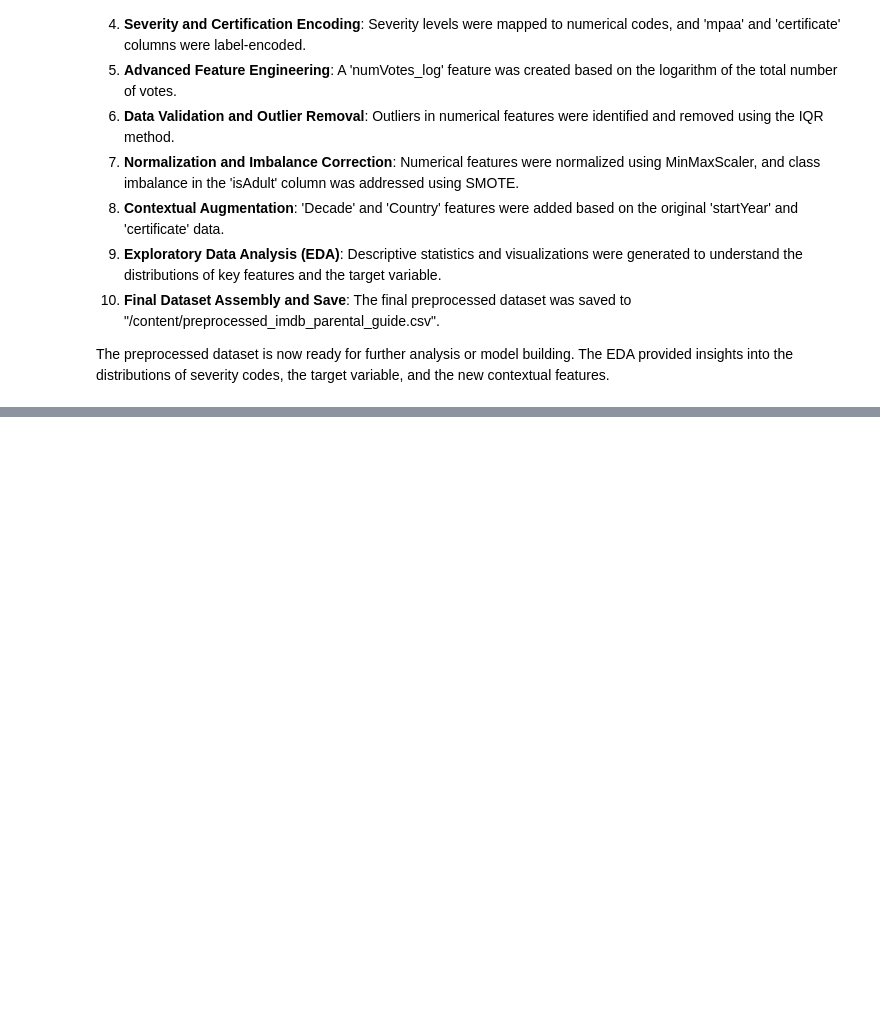
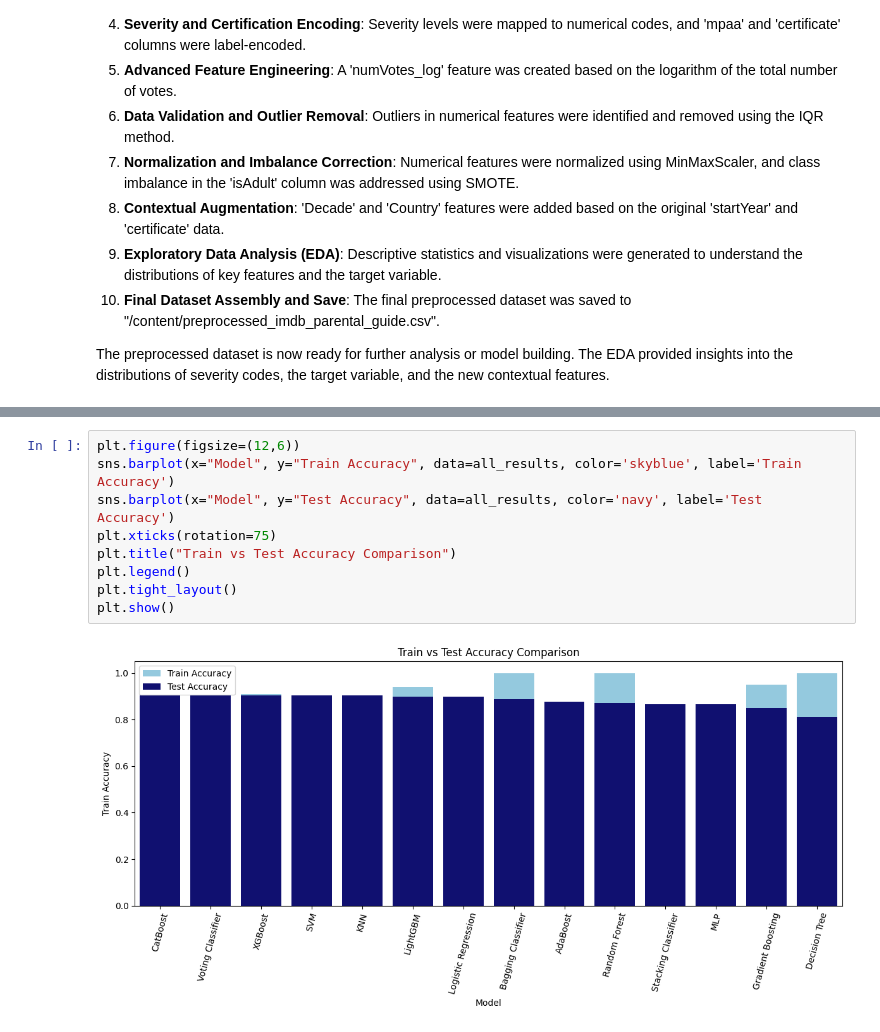
Before and after one commit to Vania1021/AiMl-Project-Sem-5, a Jupyter notebook: AiMl_project.ipynb, the cells around one changed output, grey strips where cells are left out. Drawn from its saved outputs; the diff is of its cells as text; blank space fills up the shorter version.

```diff
--- a/AiMl_project.ipynb
+++ b/AiMl_project.ipynb
@@ -573,0 +1259,11 @@ The preprocessed dataset is now ready for further analysis or model building. Th
+# %%
+plt.figure(figsize=(12,6))
+sns.barplot(x="Model", y="Train Accuracy", data=all_results, color='skyblue', label='Train Accuracy')
+sns.barplot(x="Model", y="Test Accuracy", data=all_results, color='navy', label='Test Accuracy')
+plt.xticks(rotation=75)
+plt.title("Train vs Test Accuracy Comparison")
+plt.legend()
+plt.tight_layout()
+plt.show()
+# %% [output]
+[figure, added]
```
Also changed, not shown: parts of 17 cells of this notebook.
